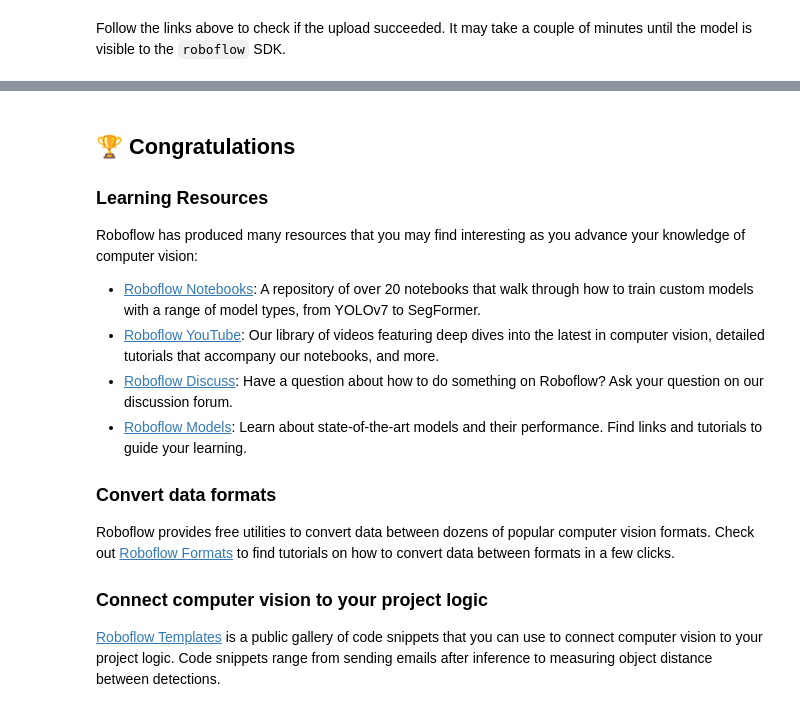
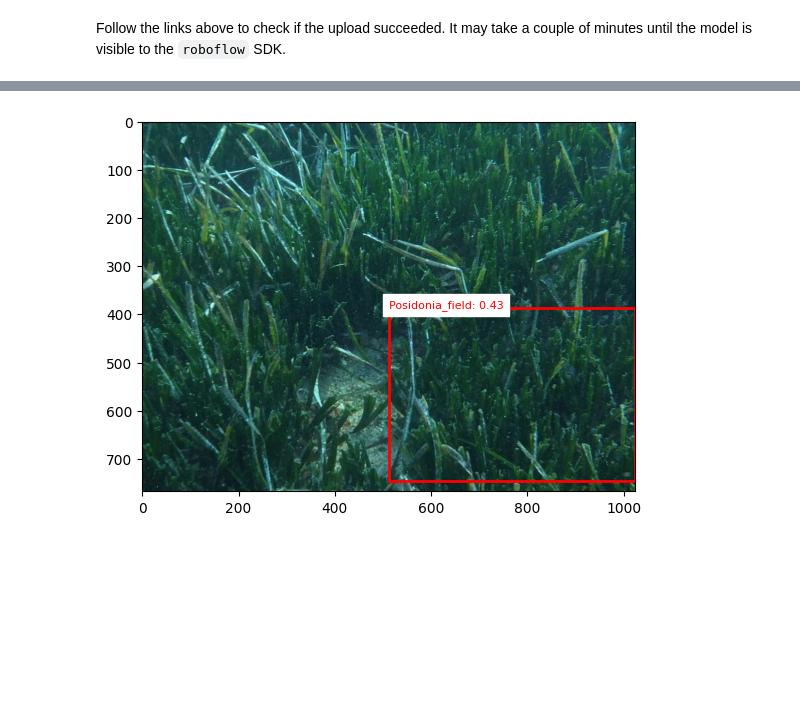
Before and after one commit to DolapoSalim/posidonia-identification-model-using-roboflow, a Jupyter notebook: notebooks/train-yolov8-object-detection-on-custom-dataset.ipynb, the cells around one changed output, grey strips where cells are left out. Drawn from its saved outputs; the diff is of its cells as text; code cells hidden in the pictures; blank space fills up the shorter version.

```diff
--- a/notebooks/train-yolov8-object-detection-on-custom-dataset.ipynb
+++ b/notebooks/train-yolov8-object-detection-on-custom-dataset.ipynb
@@ -228,15 +189,12 @@ Once the dataset version is generated, we have a hosted dataset we can load dire
 !mkdir -p {HOME}/datasets
 %cd {HOME}/datasets
 
-!pip install roboflow==1.1.48 --quiet
+!pip install roboflow
 
-import roboflow
-
-roboflow.login()
-
-rf = roboflow.Roboflow()
-
-project = rf.workspace("model-examples").project("football-players-obj-detection")
-dataset = project.version(2).download("yolov8")
+from roboflow import Roboflow
+rf = Roboflow(api_key="9chSgJ0GtaVF8cNngBBd")
+project = rf.workspace("recognition-for-posidonia").project("posidonia_mixdataset-ylccg")
+version = project.version(1)
+dataset = version.download("yolov8")
 # %% [output]
 /content/datasets
@@ -365,6 +348,7 @@ test_set_loc = dataset.location + "/test/images/"
 random_test_image = random.choice(os.listdir(test_set_loc))
 print("running inference on " + random_test_image)
 
-pred = model.predict(test_set_loc + random_test_image, confidence=40, overlap=30).json()
+# Remove the 'overlap' argument
+pred = model.predict(test_set_loc + random_test_image, confidence=40).json()
 pred
 # %% [output]
@@ -438,19 +373,42 @@ _To use your YOLOv5 model commercially with Inference, you will need a Roboflow
-# %% [markdown]
-## 🏆 Congratulations
-
-### Learning Resources
-
-Roboflow has produced many resources that you may find interesting as you advance your knowledge of computer vision:
-
-- [Roboflow Notebooks](https://github.com/roboflow/notebooks): A repository of over 20 notebooks that walk through how to train custom models with a range of model types, from YOLOv7 to SegFormer.
-- [Roboflow YouTube](https://www.youtube.com/c/Roboflow): Our library of videos featuring deep dives into the latest in computer vision, detailed tutorials that accompany our notebooks, and more.
-- [Roboflow Discuss](https://discuss.roboflow.com/): Have a question about how to do something on Roboflow? Ask your question on our discussion forum.
-- [Roboflow Models](https://roboflow.com): Learn about state-of-the-art models and their performance. Find links and tutorials to guide your learning.
-
-### Convert data formats
-
-Roboflow provides free utilities to convert data between dozens of popular computer vision formats. Check out [Roboflow Formats](https://roboflow.com/formats) to find tutorials on how to convert data between formats in a few clicks.
-
-### Connect computer vision to your project logic
-
-[Roboflow Templates](https://roboflow.com/templates) is a public gallery of code snippets that you can use to connect computer vision to your project logic. Code snippets range from sending emails after inference to measuring object distance between detections.
+# %%
+import matplotlib.pyplot as plt
+import matplotlib.patches as patches
+from PIL import Image
+
+# Assuming 'pred' contains your JSON prediction results and
+# 'test_set_loc + random_test_image' is the path to your image
+
+# Load the image
+img = Image.open(test_set_loc + random_test_image)
+
+# Create a figure and axes
+fig, ax = plt.subplots(1)
+
+# Display the image
+ax.imshow(img)
+
+# Iterate through the predictions and draw bounding boxes
+# Access the prediction values within the 'predictions' list
+for obj in pred['predictions']:  # This is the changed line
+    # Extract bounding box coordinates and other information
+    x = obj['x']
+    y = obj['y']
+    width = obj['width']
+    height = obj['height']
+    confidence = obj['confidence']
+    class_name = obj['class']
+
+    # Create a rectangle patch for the bounding box
+    rect = patches.Rectangle((x, y), width, height, linewidth=2, edgecolor='r', facecolor='none')
+
+    # Add the bounding box to the axes
+    ax.add_patch(rect)
+
+    # Add text label for class and confidence
+    label = f'{class_name}: {confidence:.2f}'
+    ax.text(x, y, label, color='r', fontsize=8, backgroundcolor='w')
+
+# Show the plot
+plt.show()
+# %% [output]
+[figure, added]
```
Also changed, not shown: parts of 18 cells of this notebook.
